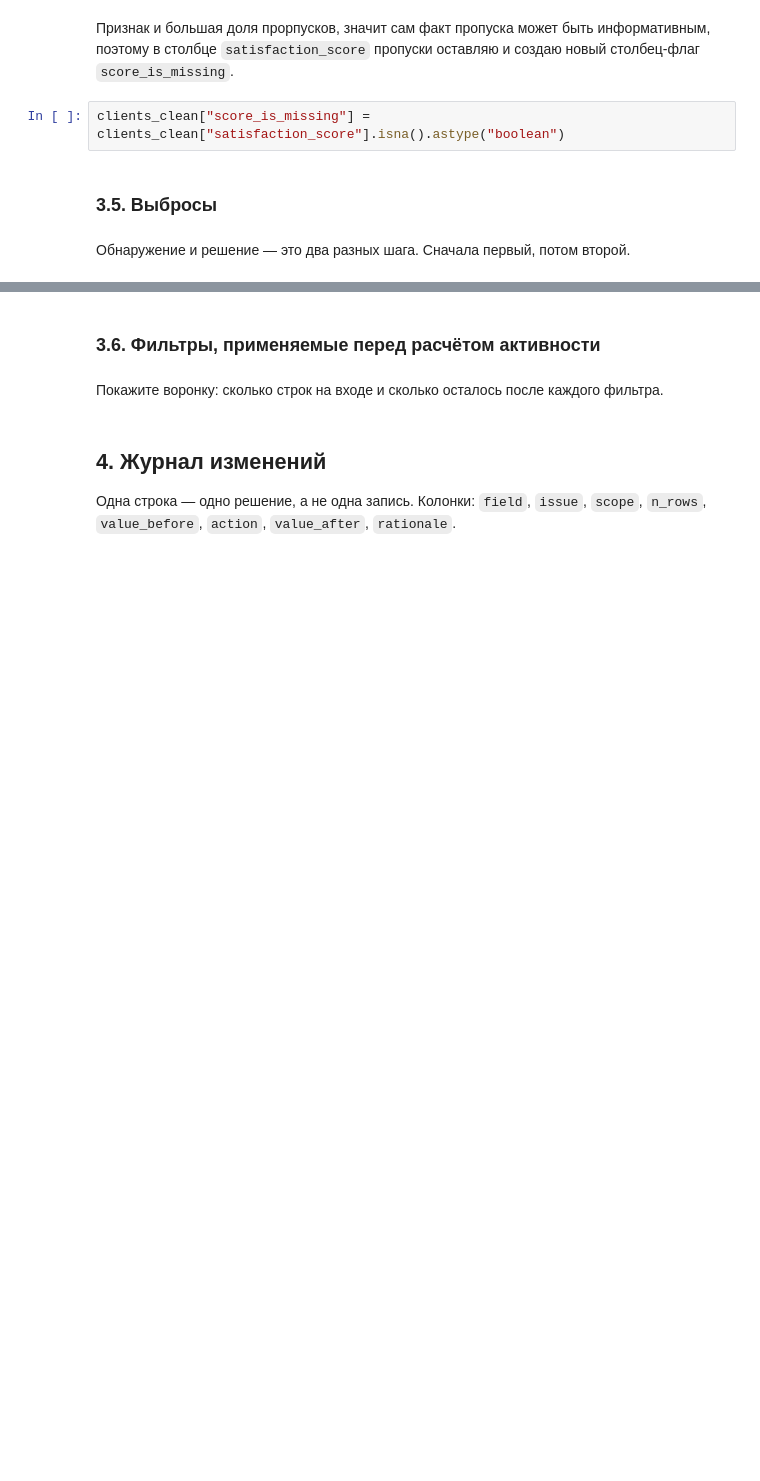
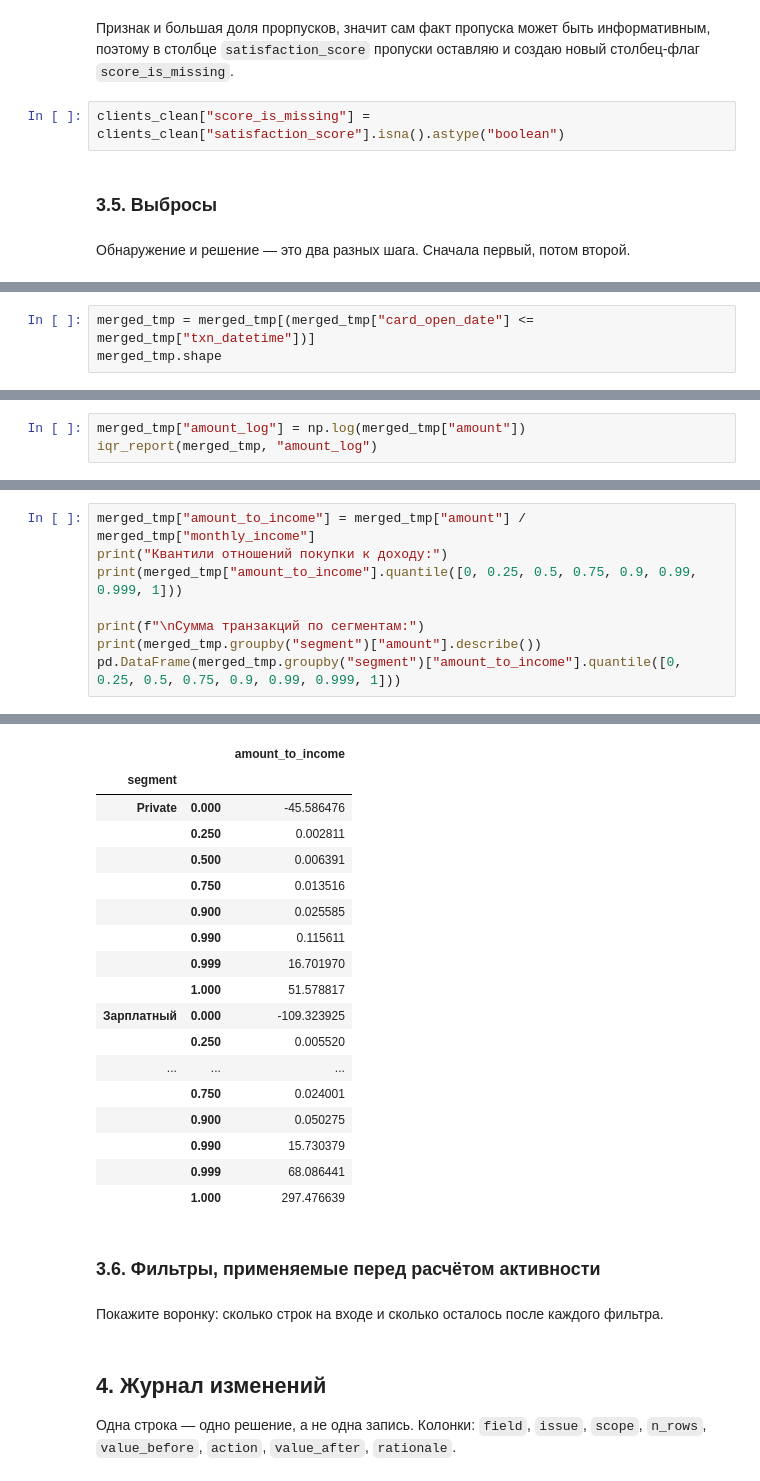
Before and after one commit to mashamis/Mischenko_Maria_Lab1, a Jupyter notebook: 01_analysis.ipynb, the cells around one changed output, grey strips where cells are left out. Saved outputs shown, nothing was run; the diff lists cells and outputs as text; blank space fills up the shorter version.

```diff
--- a/01_analysis.ipynb
+++ b/01_analysis.ipynb
@@ -785,0 +961,3 @@ clients_clean["score_is_missing"] = clients_clean["satisfaction_score"].isna().a
+# %%
+merged_tmp = merged_tmp[(merged_tmp["card_open_date"] <= merged_tmp["txn_datetime"])]
+merged_tmp.shape
@@ -793,0 +1001,3 @@ clients_clean["score_is_missing"] = clients_clean["satisfaction_score"].isna().a
+# %%
+merged_tmp["amount_log"] = np.log(merged_tmp["amount"])
+iqr_report(merged_tmp, "amount_log")
@@ -793,0 +1007,9 @@ clients_clean["score_is_missing"] = clients_clean["satisfaction_score"].isna().a
+# %%
+merged_tmp["amount_to_income"] = merged_tmp["amount"] / merged_tmp["monthly_income"]
+print("Квантили отношений покупки к доходу:")
+print(merged_tmp["amount_to_income"].quantile([0, 0.25, 0.5, 0.75, 0.9, 0.99, 0.999, 1]))
+
+print(f"\nСумма транзакций по сегментам:")
+print(merged_tmp.groupby("segment")["amount"].describe())
+pd.DataFrame(merged_tmp.groupby("segment")["amount_to_income"].quantile([0, 0.25, 0.5, 0.75, 0.9, 0.99, 0.999, 1]))
+# %% [output]
@@ -794,3 +1034,21 @@ clients_clean["score_is_missing"] = clients_clean["satisfaction_score"].isna().a
+|  |  | amount_to_income |
+| segment |  |  |
+| Private | 0.000 | -45.586476 |
+|  | 0.250 | 0.002811 |
+|  | 0.500 | 0.006391 |
+|  | 0.750 | 0.013516 |
+|  | 0.900 | 0.025585 |
+|  | 0.990 | 0.115611 |
+|  | 0.999 | 16.701970 |
+|  | 1.000 | 51.578817 |
+| Зарплатный | 0.000 | -109.323925 |
+|  | 0.250 | 0.005520 |
+| ... | ... | ... |
+|  | 0.750 | 0.024001 |
+|  | 0.900 | 0.050275 |
+|  | 0.990 | 15.730379 |
+|  | 0.999 | 68.086441 |
+|  | 1.000 | 297.476639 |
 # %% [markdown]
 ### 3.6. Фильтры, применяемые перед расчётом активности
 # %% [markdown]
```
Also changed, not shown: parts of 50 cells of this notebook.
